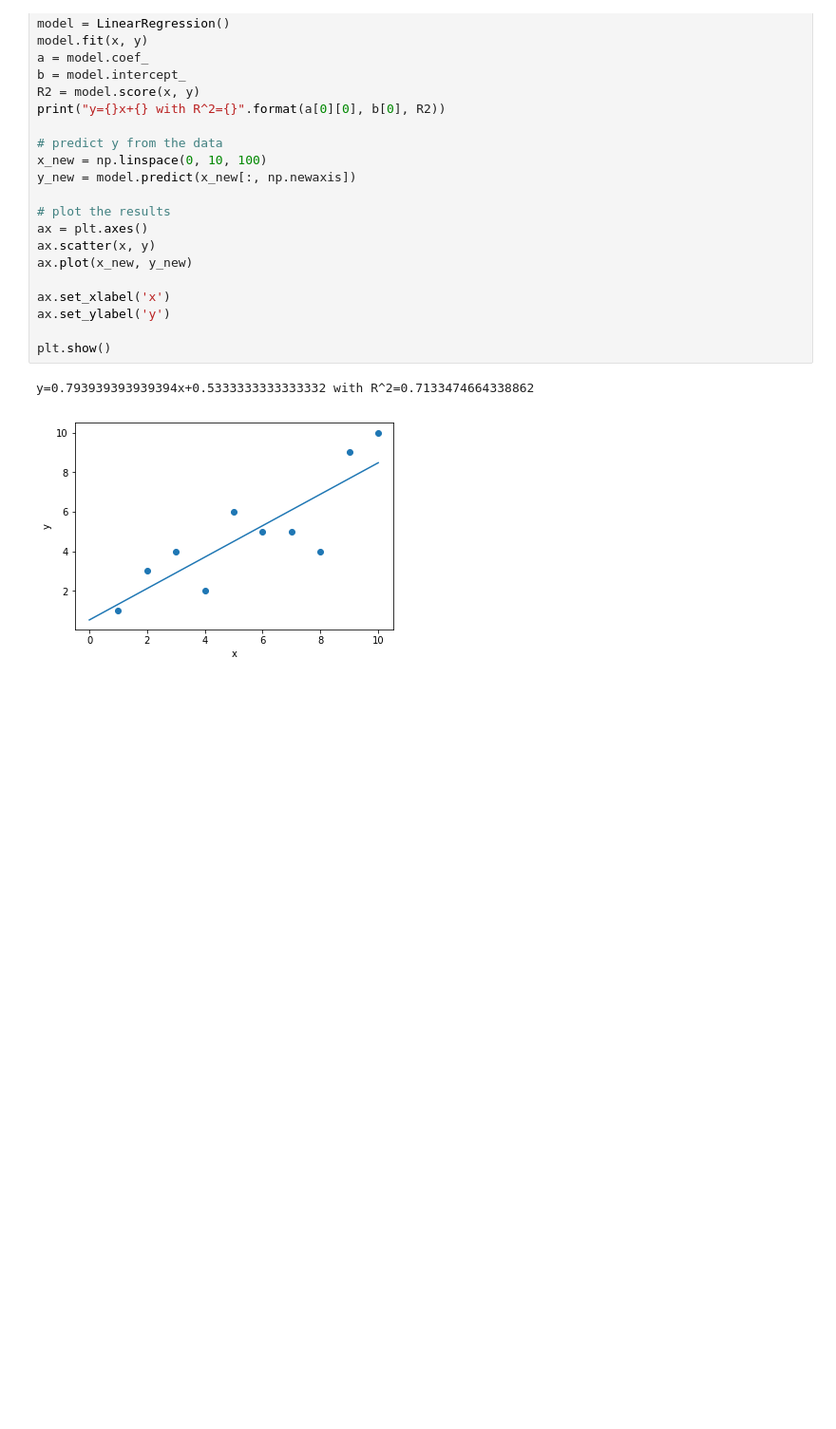
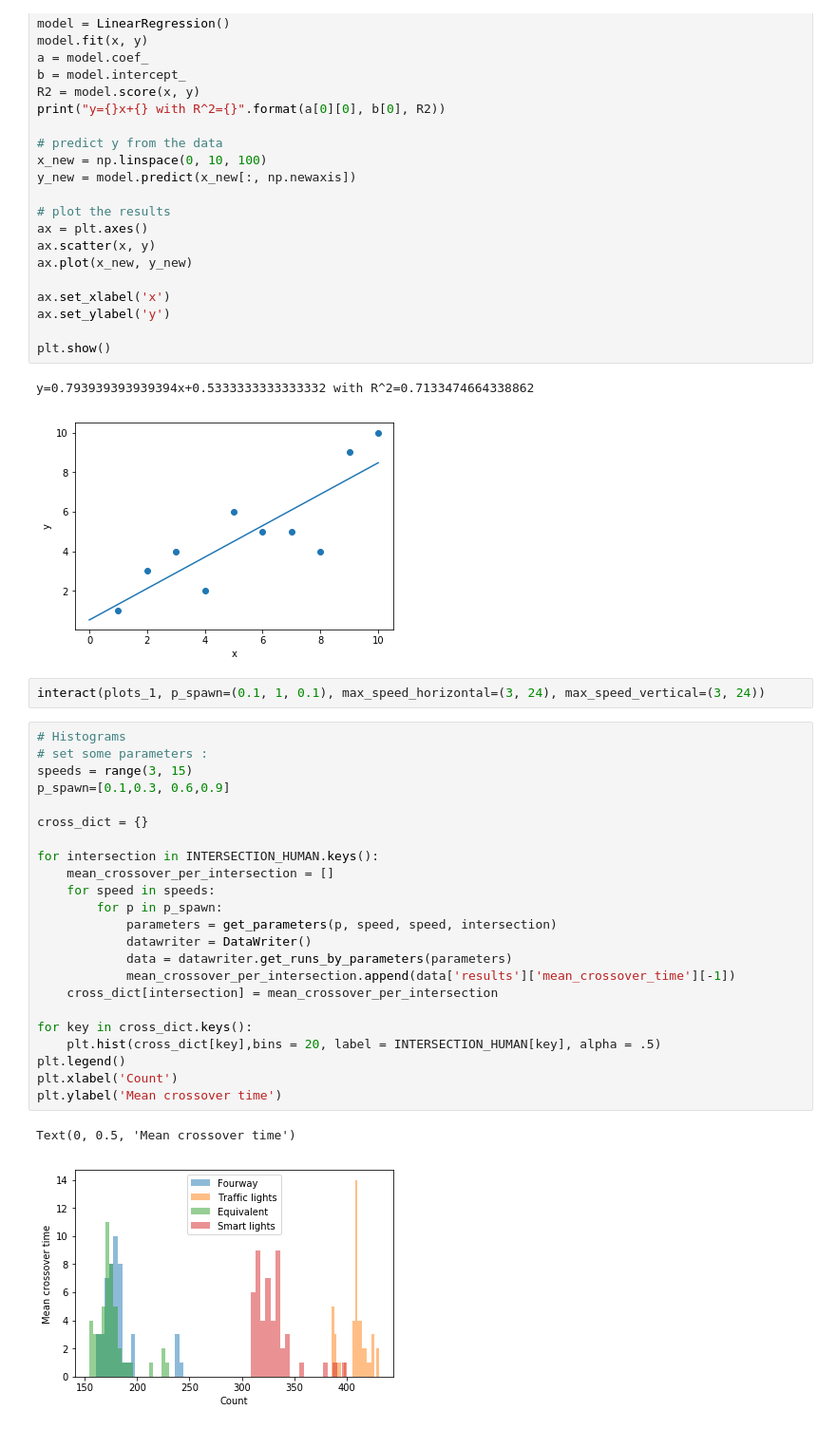
Before and after one commit to r-hoffmann/agent-based-modelling, a Jupyter notebook: graphs.ipynb, the cells around one changed output. Shown: that part at 95% size. Saved outputs shown, nothing was run; the diff lists cells and outputs as text; blank space fills up the shorter version.

```diff
--- a/graphs.ipynb
+++ b/graphs.ipynb
@@ -183,3 +219,31 @@ plt.show()
 # %% [output]
 y=0.793939393939394x+0.5333333333333332 with R^2=0.7133474664338862
 [figure]
+# %%
+interact(plots_1, p_spawn=(0.1, 1, 0.1), max_speed_horizontal=(3, 24), max_speed_vertical=(3, 24))
+# %%
+# Histograms
+# set some parameters :
+speeds = range(3, 15)
+p_spawn=[0.1,0.3, 0.6,0.9]
+
+cross_dict = {}
+
+for intersection in INTERSECTION_HUMAN.keys():
+    mean_crossover_per_intersection = []
+    for speed in speeds:
+        for p in p_spawn:
+            parameters = get_parameters(p, speed, speed, intersection)
+            datawriter = DataWriter()
+            data = datawriter.get_runs_by_parameters(parameters)
+            mean_crossover_per_intersection.append(data['results']['mean_crossover_time'][-1])
+    cross_dict[intersection] = mean_crossover_per_intersection
+
+for key in cross_dict.keys():
+    plt.hist(cross_dict[key],bins = 20, label = INTERSECTION_HUMAN[key], alpha = .5)
+plt.legend()
+plt.xlabel('Count')
+plt.ylabel('Mean crossover time')
+# %% [output]
+Text(0, 0.5, 'Mean crossover time')
+[figure, added]
```
Also changed, not shown: parts of 4 cells of this notebook, 1 other file.
